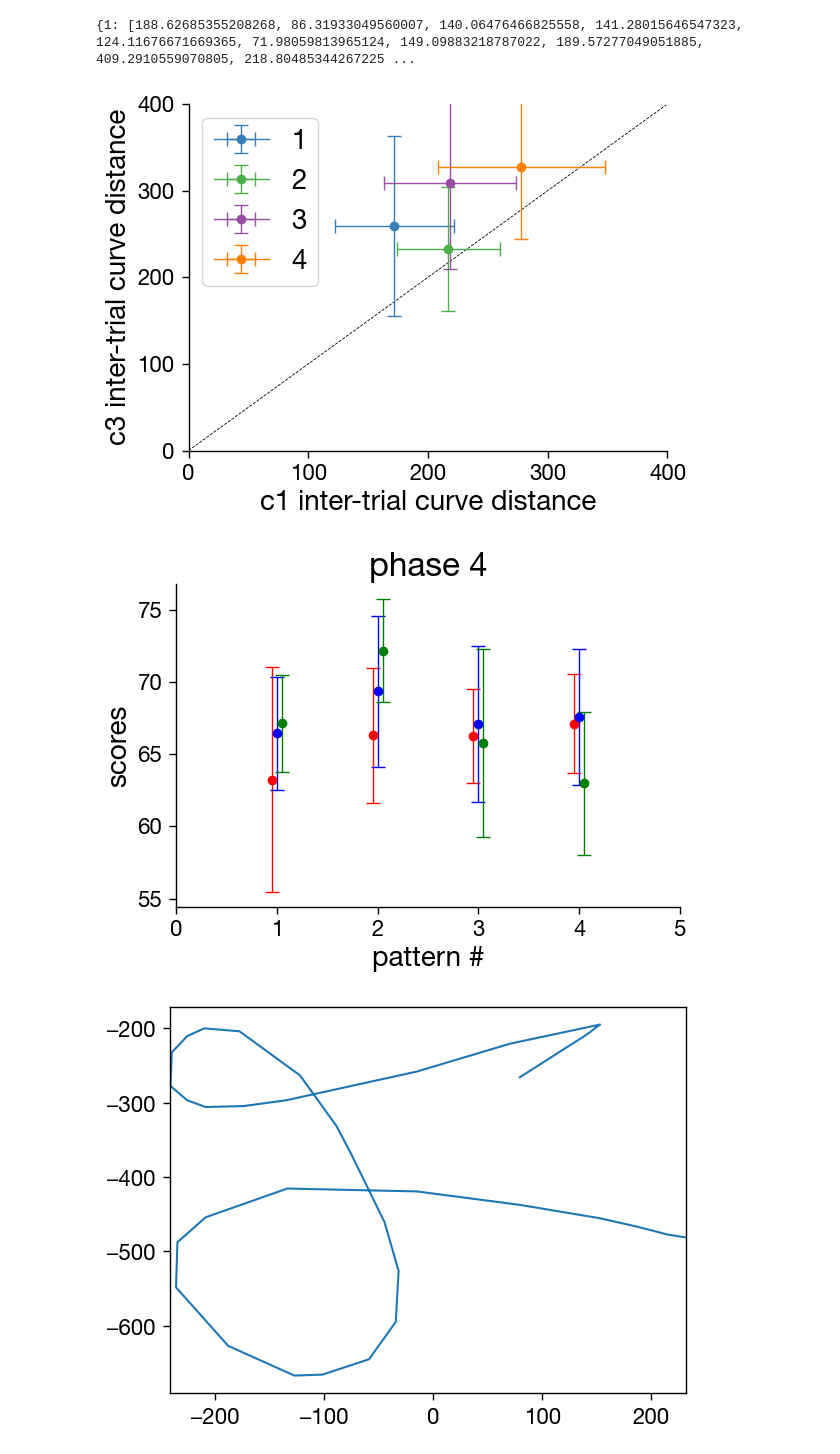
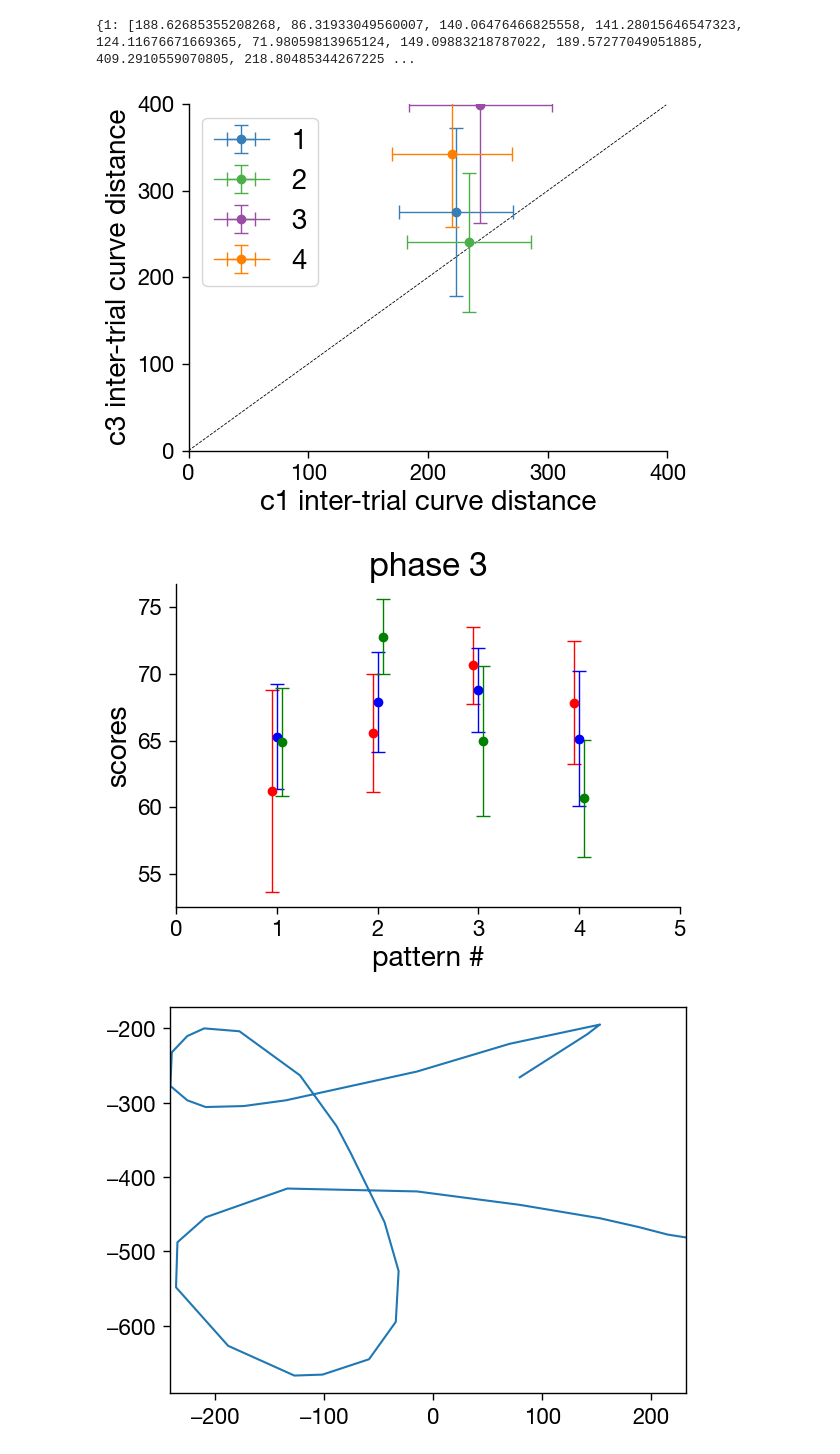
Before and after one commit to lzil/intentional-patterns, a Jupyter notebook: analysis/look_v2.ipynb, the cells around one changed output. Cells and saved outputs as stored; diff of their text form; code cells hidden in the pictures.

```diff
--- a/analysis/look_v2.ipynb
+++ b/analysis/look_v2.ipynb
@@ -131,36 +132,36 @@ print(pdists_c1)
 # %%
 colors = cm.Set1
 plt.plot(range(400), range(400), ls='--', c='black', lw=.6)
 
-dx = pdists_c1
-dy = pdists_c3
+dx = pdists_c1_p3
+dy = pdists_c3_p3
 for i in range(1,5):
     i_mean_x = np.mean(dx[i])
     i_ints_x = st.norm.interval(0.9, loc=i_mean_x, scale=st.sem(dx[i]))
     i_mean_y = np.mean(dy[i])
     i_ints_y = st.norm.interval(0.9, loc=i_mean_y, scale=st.sem(dy[i]))
     plt.errorbar(i_mean_x, i_mean_y,
                  xerr=np.asarray([i_mean_x - i_ints_x[0], i_ints_x[1] - i_mean_x]).reshape(2,1),
                  yerr=np.asarray([i_mean_y - i_ints_y[0], i_ints_y[1] - i_mean_y]).reshape(2,1),
                  color=colors(i),
                  lw=1,
                  capsize=5,
                  marker='o',
                  label=i
                 )
 
 plt.xlim([0,400])
 plt.ylim([0,400])
 plt.xlabel('c1 inter-trial curve distance')
 plt.ylabel('c3 inter-trial curve distance')
 plt.legend()
 fig_format.hide_frame(plt.gca())
 plt.show()
 # %% [output]
-[figure, old version]
+[figure, new version]
 # %%
 colors = cm.Set1
-phase = 4
+phase = 3
 dx = scores_c1[phase]
 dy = scores_c2[phase]
 dz = scores_c3[phase]
@@ -203,7 +204,7 @@ plt.ylabel('scores')
 fig_format.hide_frame(plt.gca())
 plt.show()
 # %% [output]
-[figure, old version]
+[figure, new version]
 # %%
 participant = data[2]
 td = pd.DataFrame(participant['data'])
```
Also changed, not shown: parts of 1 cell of this notebook.
